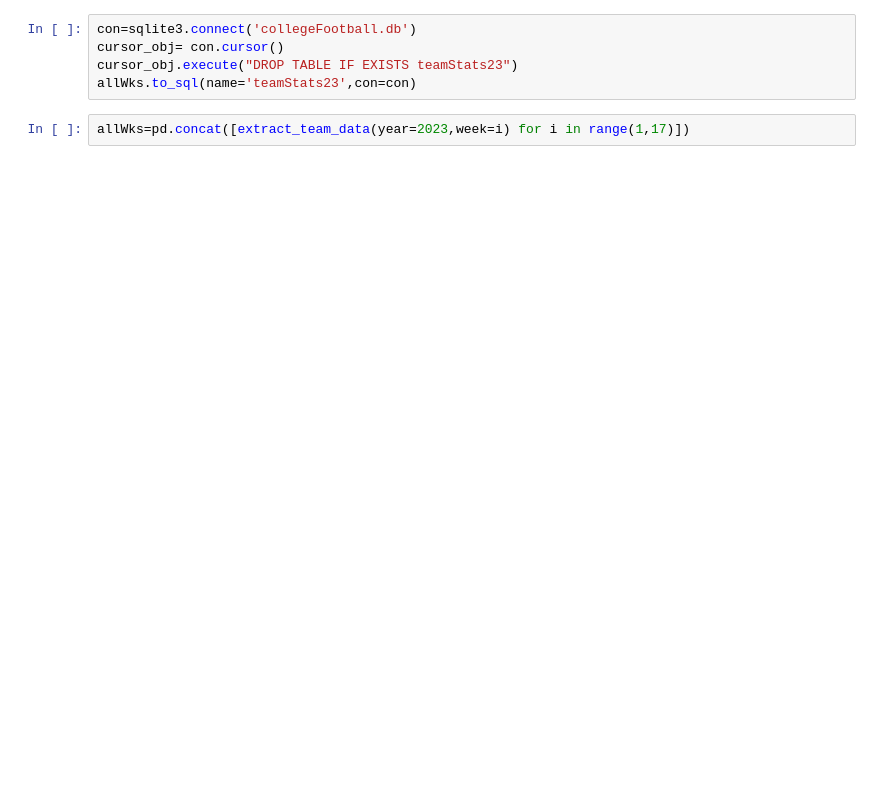
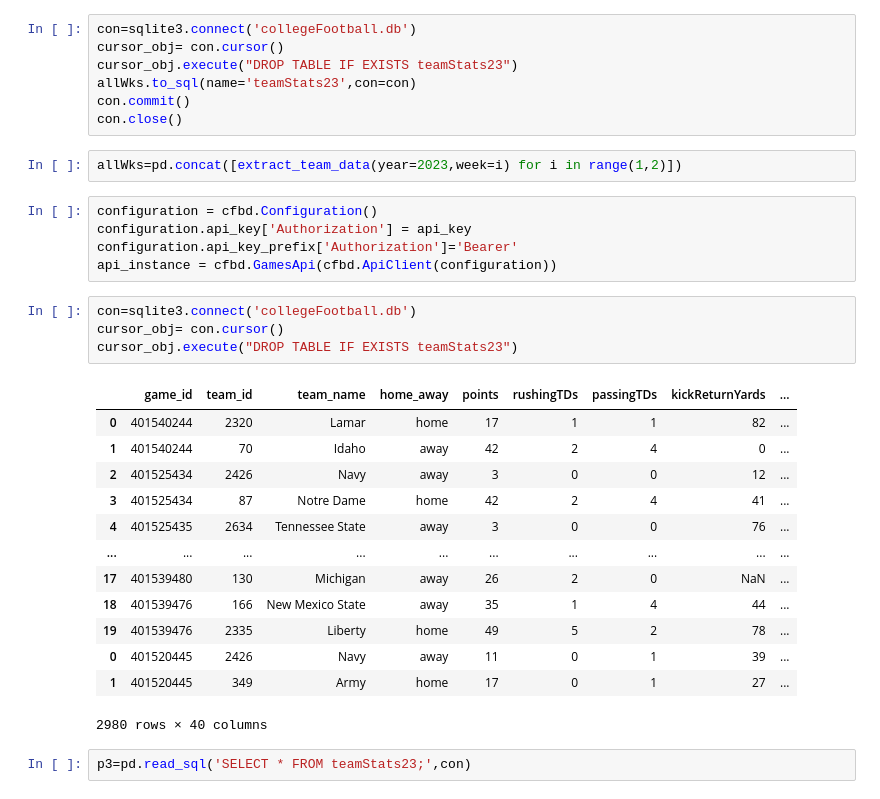
Before and after one commit to troubleshootme/CollegeFB_Model, a Jupyter notebook: get_team_stats.ipynb, the cells around one changed output. Saved outputs shown, nothing was run; the diff lists cells and outputs as text; blank space fills up the shorter version.

```diff
--- a/get_team_stats.ipynb
+++ b/get_team_stats.ipynb
@@ -45,5 +70,32 @@ con=sqlite3.connect('collegeFootball.db')
 cursor_obj= con.cursor()
 cursor_obj.execute("DROP TABLE IF EXISTS teamStats23")
 allWks.to_sql(name='teamStats23',con=con)
+con.commit()
+con.close()
 # %%
-allWks=pd.concat([extract_team_data(year=2023,week=i) for i in range(1,17)])
+allWks=pd.concat([extract_team_data(year=2023,week=i) for i in range(1,2)])
+# %%
+configuration = cfbd.Configuration()
+configuration.api_key['Authorization'] = api_key
+configuration.api_key_prefix['Authorization']='Bearer'
+api_instance = cfbd.GamesApi(cfbd.ApiClient(configuration))
+# %%
+con=sqlite3.connect('collegeFootball.db')
+cursor_obj= con.cursor()
+cursor_obj.execute("DROP TABLE IF EXISTS teamStats23")
+# %% [output]
+|  | game_id | team_id | team_name | home_away | points | rushingTDs | passingTDs | kickReturnYards | ... |
+| 0 | 401540244 | 2320 | Lamar | home | 17 | 1 | 1 | 82 | ... |
+| 1 | 401540244 | 70 | Idaho | away | 42 | 2 | 4 | 0 | ... |
+| 2 | 401525434 | 2426 | Navy | away | 3 | 0 | 0 | 12 | ... |
+| 3 | 401525434 | 87 | Notre Dame | home | 42 | 2 | 4 | 41 | ... |
+| 4 | 401525435 | 2634 | Tennessee State | away | 3 | 0 | 0 | 76 | ... |
+| ... | ... | ... | ... | ... | ... | ... | ... | ... | ... |
+| 17 | 401539480 | 130 | Michigan | away | 26 | 2 | 0 | NaN | ... |
+| 18 | 401539476 | 166 | New Mexico State | away | 35 | 1 | 4 | 44 | ... |
+| 19 | 401539476 | 2335 | Liberty | home | 49 | 5 | 2 | 78 | ... |
+| 0 | 401520445 | 2426 | Navy | away | 11 | 0 | 1 | 39 | ... |
+| 1 | 401520445 | 349 | Army | home | 17 | 0 | 1 | 27 | ... |
+2980 rows × 40 columns
+# %%
+p3=pd.read_sql('SELECT * FROM teamStats23;',con)
```
Also changed, not shown: parts of 5 cells of this notebook, 1 other file.
